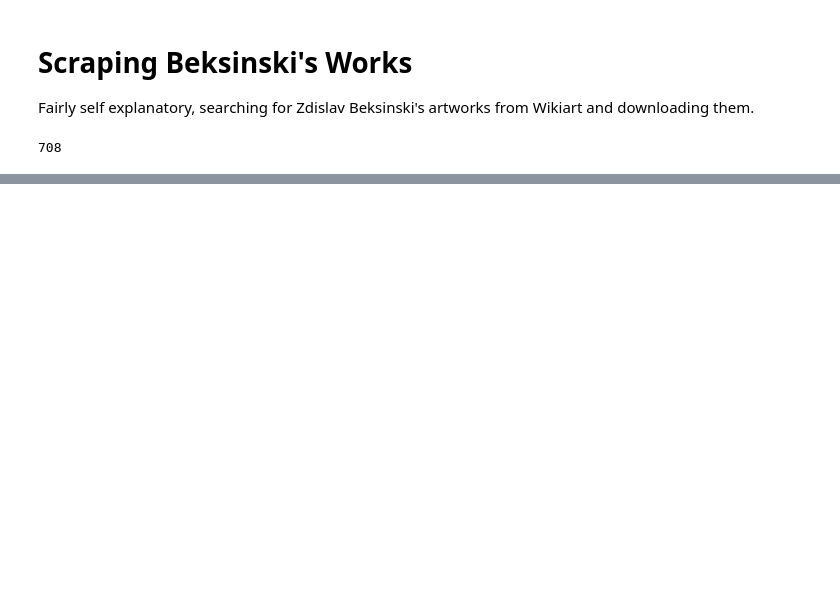
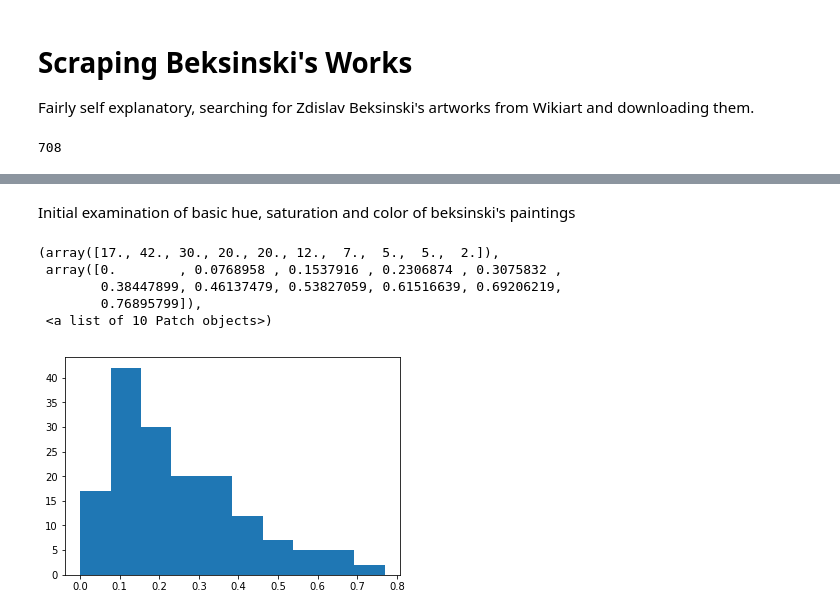
Before and after one commit to ucsd-dsc-arts/dsc160-midterm-group19, a Jupyter notebook: code/Cameron S/Cameron S Beksinski Notebook.ipynb, the cells around one changed output, grey strips where cells are left out. Cells and saved outputs as stored; diff of their text form; code cells hidden in the pictures; blank space fills up the shorter version.

Commit message:
Updated code to produce results
I've added my code that now calculates simple and advanced image features, as well as graphs them in a similar fashion to the rothko exercise

```diff
--- a/code/Cameron S/Cameron S Beksinski Notebook.ipynb
+++ b/code/Cameron S/Cameron S Beksinski Notebook.ipynb
@@ -23,7 +28,7 @@ PAINTING_URL = 'https://www.wikiart.org{painting_path}'
 if not os.path.exists(DATA_DIR):
     os.makedirs(DATA_DIR)
 # %%
-artist_name = 'zdislav-beksinski'
+artist_name = 'zdzislaw-beksinski'
 url_query = ARTIST_URL.format(artist=artist_name)
 artist_page = requests.get(url_query)
 # %%
@@ -77,0 +99,23 @@ KeyboardInterrupt:
+# %%
+def calc_stats(filename):
+    image = io.imread(os.path.join(IMAGE_DIR, filename))
+    width = image.shape[0]
+    height = image.shape[1]
+    hsv_img = rgb2hsv(image)
+    hue_img = hsv_img[:, :, 0]
+    saturation_img = hsv_img[:,:, 1]
+    value_img = hsv_img[:, :, 2]
+    mean_hue = np.mean(hue_img)
+    mean_sat = np.mean(saturation_img)
+    mean_value = np.mean(value_img)
+    return [width, height, mean_hue, mean_sat, mean_value]
+# %%
+df = pd.DataFrame(columns = ['width', 'height', 'mean_hue', 'mean_saturation', 'mean_value'])
+for file in os.listdir(IMAGE_DIR):
+    if file.endswith('.jpg'):
+        data = calc_stats(file)
+        dicti = {'width': data[0], 'height': data[1], 'mean_hue': data[2], 'mean_saturation': data[3], 'mean_value': data[4]}
+        df = df.append(dicti, ignore_index=True)
+# %%
+df.index = os.listdir(IMAGE_DIR)
+df.to_csv('zdzislaw-beksinski.csv')
@@ -77,0 +137,11 @@ KeyboardInterrupt:
+# %% [markdown]
+Initial examination of basic hue, saturation and color of beksinski's paintings
+# %%
+plt.hist(df['mean_hue'])
+# %% [output]
+(array([17., 42., 30., 20., 20., 12.,  7.,  5.,  5.,  2.]),
+ array([0.        , 0.0768958 , 0.1537916 , 0.2306874 , 0.3075832 ,
+        0.38447899, 0.46137479, 0.53827059, 0.61516639, 0.69206219,
+        0.76895799]),
+ <a list of 10 Patch objects>)
+[figure, added]
```
Also changed, not shown: parts of 22 cells of this notebook.
